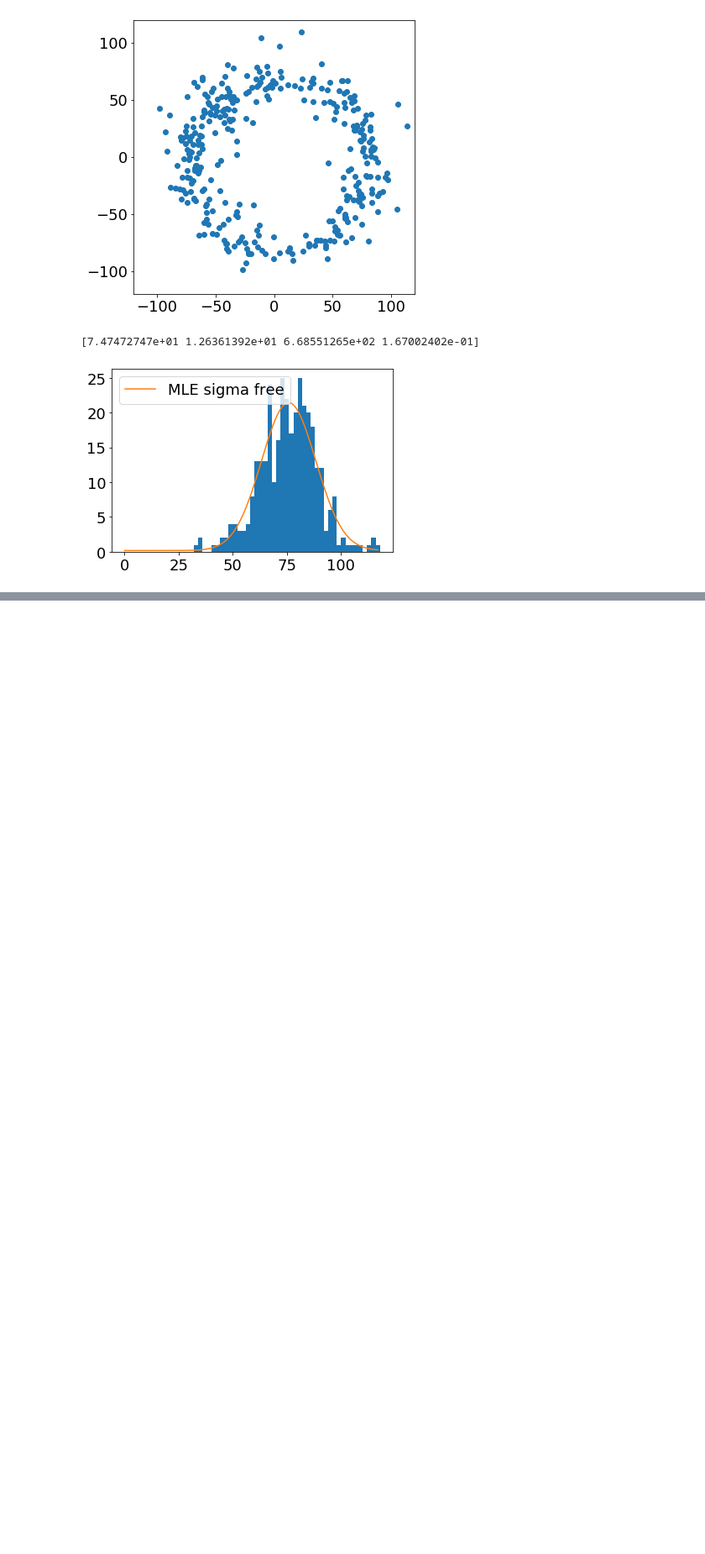
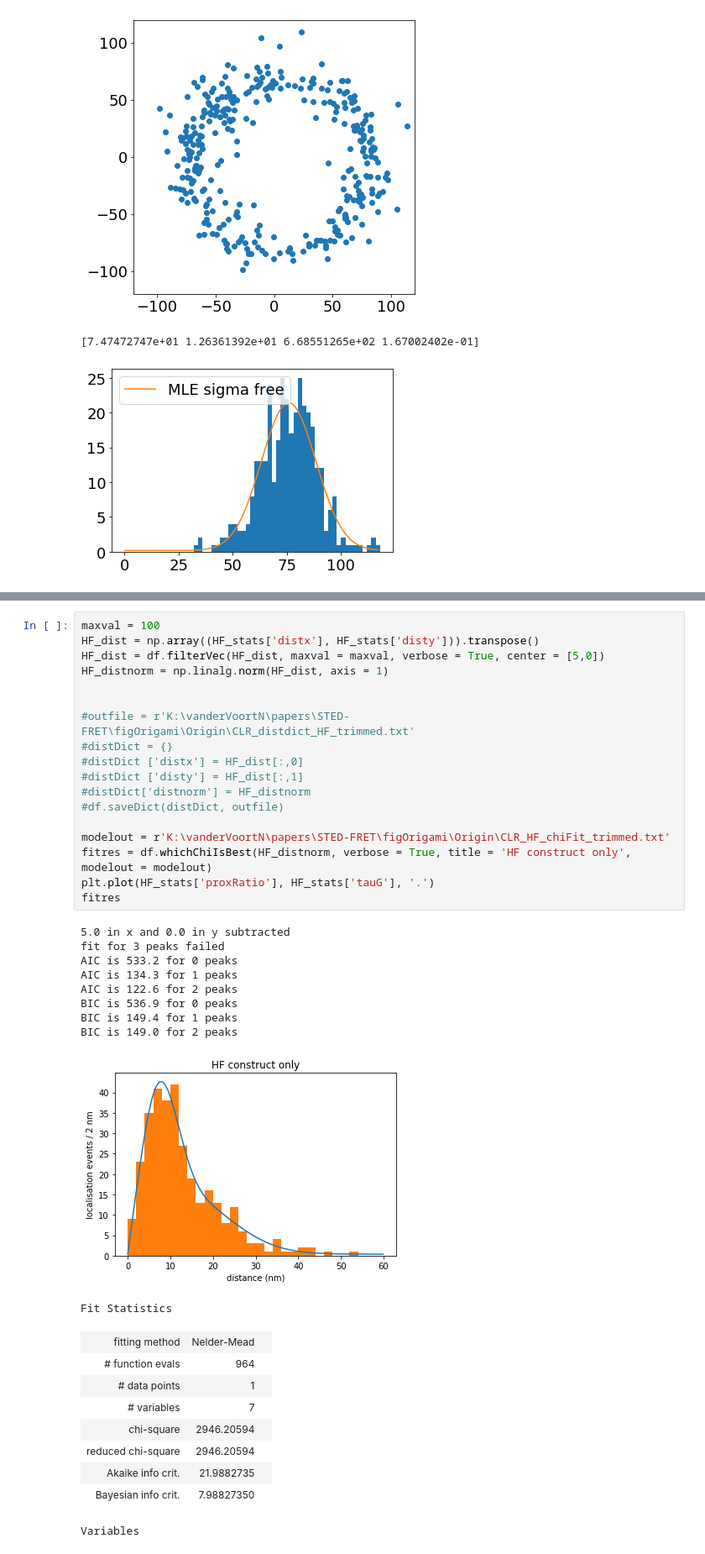
Before and after one commit to Fluorescence-Tools/Seidel, a Jupyter notebook: analysisNotebooks/2020Q1/20200121 C-LR merging datasets.ipynb, the cells around one changed output, grey strips where cells are left out. Shown at 84% size. Drawn from its saved outputs; the diff is of its cells as text; blank space fills up the shorter version.

```diff
--- a/analysisNotebooks/2020Q1/20200121 C-LR merging datasets.ipynb
+++ b/analysisNotebooks/2020Q1/20200121 C-LR merging datasets.ipynb
@@ -686,0 +449,38 @@ number of records is 93947
+# %%
+maxval = 100
+HF_dist = np.array((HF_stats['distx'], HF_stats['disty'])).transpose()
+HF_dist = df.filterVec(HF_dist, maxval = maxval, verbose = True, center = [5,0])
+HF_distnorm = np.linalg.norm(HF_dist, axis = 1)
+
+
+#outfile = r'K:\vanderVoortN\papers\STED-FRET\figOrigami\Origin\CLR_distdict_HF_trimmed.txt'
+#distDict = {}
+#distDict ['distx'] = HF_dist[:,0]
+#distDict ['disty'] = HF_dist[:,1]
+#distDict['distnorm'] = HF_distnorm
+#df.saveDict(distDict, outfile)
+
+modelout = r'K:\vanderVoortN\papers\STED-FRET\figOrigami\Origin\CLR_HF_chiFit_trimmed.txt'
+fitres = df.whichChiIsBest(HF_distnorm, verbose = True, title = 'HF construct only', modelout = modelout)
+plt.plot(HF_stats['proxRatio'], HF_stats['tauG'], '.')
+fitres
+# %% [output]
+5.0 in x and 0.0 in y subtracted
+fit for 3 peaks failed
+AIC is 533.2 for 0 peaks
+AIC is 134.3 for 1 peaks
+AIC is 122.6 for 2 peaks
+BIC is 536.9 for 0 peaks
+BIC is 149.4 for 1 peaks
+BIC is 149.0 for 2 peaks
+[figure, added]
+Fit Statistics
+| fitting method | Nelder-Mead |  |
+| # function evals | 964 |  |
+| # data points | 1 |  |
+| # variables | 7 |  |
+| chi-square | 2946.20594 |  |
+| reduced chi-square | 2946.20594 |  |
+| Akaike info crit. | 21.9882735 |  |
+| Bayesian info crit. | 7.98827350 |  |
+Variables
```
Also changed, not shown: parts of 64 cells of this notebook, 14 other files.
